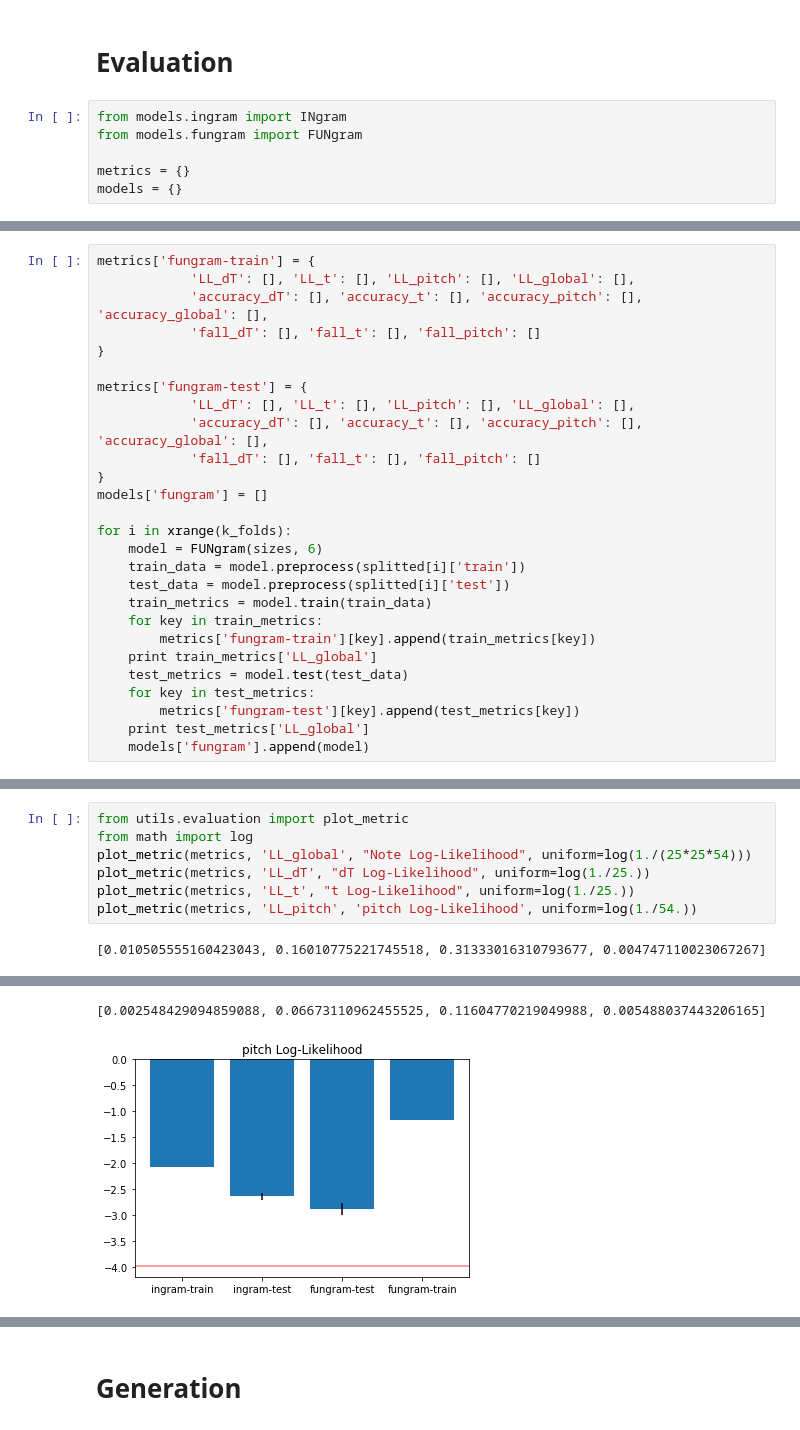
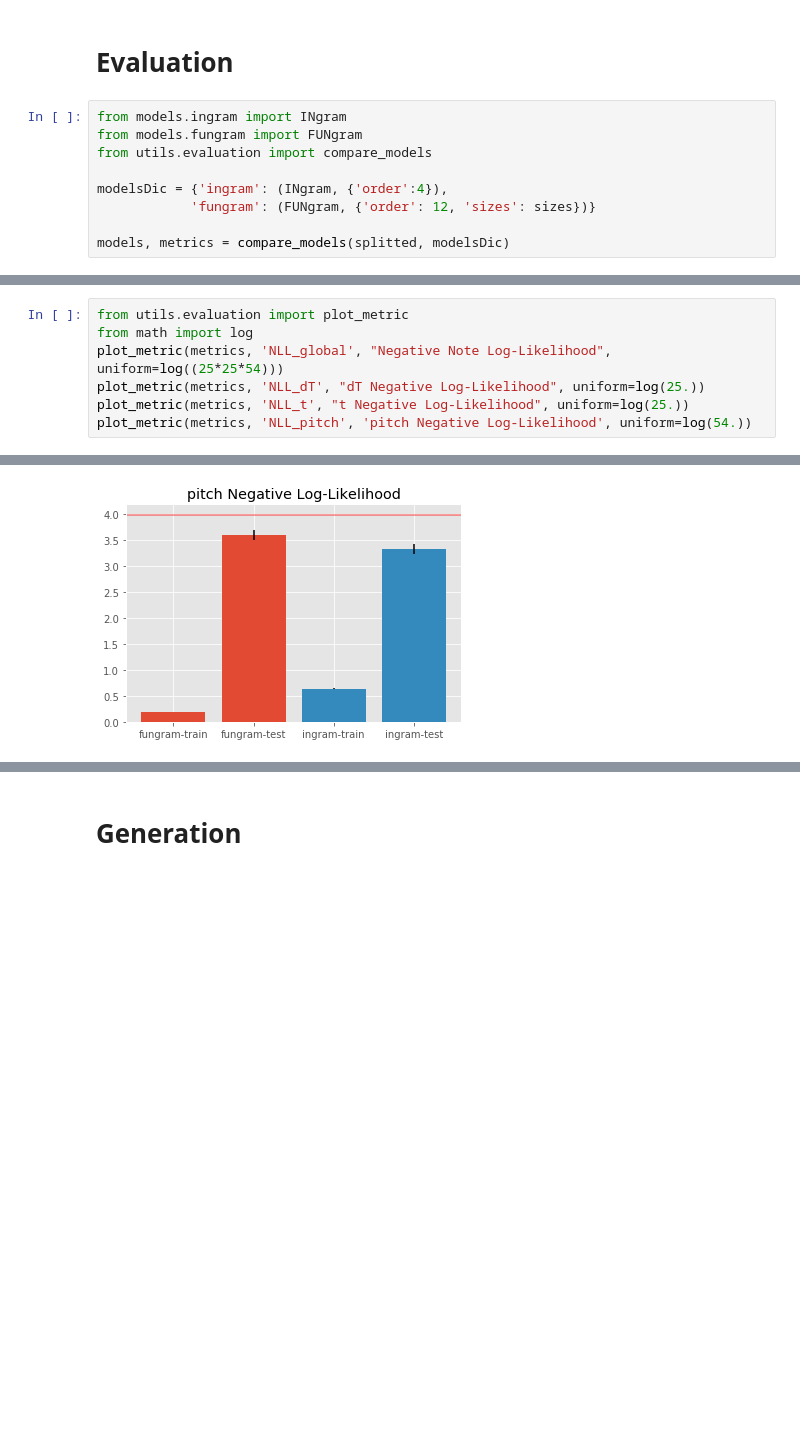
Before and after one commit to adrian-valente/evamus, a Jupyter notebook: src/Evaluation-pipeline.ipynb, the cells around one changed output, grey strips where cells are left out. Cells and saved outputs as stored; diff of their text form; blank space fills up the shorter version.

Commit message:
version 27/03: flow predict -> metrics

```diff
--- a/src/Evaluation-pipeline.ipynb
+++ b/src/Evaluation-pipeline.ipynb
@@ -44,6 +44,9 @@ print sorted(set([]).union(*(set(dataset['pitchseqs'][i]) for i in range(len(dat
 # %%
 from models.ingram import INgram
 from models.fungram import FUNgram
+from utils.evaluation import compare_models
 
-metrics = {}
-models = {}
+modelsDic = {'ingram': (INgram, {'order':4}),
+            'fungram': (FUNgram, {'order': 12, 'sizes': sizes})}
+
+models, metrics = compare_models(splitted, modelsDic)
@@ -96,27 +73,0 @@ for i in xrange(k_folds):
-# %%
-metrics['fungram-train'] = {
-            'LL_dT': [], 'LL_t': [], 'LL_pitch': [], 'LL_global': [],
-            'accuracy_dT': [], 'accuracy_t': [], 'accuracy_pitch': [], 'accuracy_global': [],
-            'fall_dT': [], 'fall_t': [], 'fall_pitch': []
-}
-
-metrics['fungram-test'] = {
-            'LL_dT': [], 'LL_t': [], 'LL_pitch': [], 'LL_global': [],
-            'accuracy_dT': [], 'accuracy_t': [], 'accuracy_pitch': [], 'accuracy_global': [],
-            'fall_dT': [], 'fall_t': [], 'fall_pitch': []
-}
-models['fungram'] = []
-
-for i in xrange(k_folds):
-    model = FUNgram(sizes, 6)
-    train_data = model.preprocess(splitted[i]['train'])
-    test_data = model.preprocess(splitted[i]['test'])
-    train_metrics = model.train(train_data)
-    for key in train_metrics:
-        metrics['fungram-train'][key].append(train_metrics[key])
-    print train_metrics['LL_global']
-    test_metrics = model.test(test_data)
-    for key in test_metrics:
-        metrics['fungram-test'][key].append(test_metrics[key])
-    print test_metrics['LL_global']
-    models['fungram'].append(model)
@@ -144,9 +74,8 @@ for i in xrange(k_folds):
 # %%
 from utils.evaluation import plot_metric
 from math import log
-plot_metric(metrics, 'LL_global', "Note Log-Likelihood", uniform=log(1./(25*25*54)))
-plot_metric(metrics, 'LL_dT', "dT Log-Likelihood", uniform=log(1./25.))
-plot_metric(metrics, 'LL_t', "t Log-Likelihood", uniform=log(1./25.))
-plot_metric(metrics, 'LL_pitch', 'pitch Log-Likelihood', uniform=log(1./54.))
+plot_metric(metrics, 'NLL_global', "Negative Note Log-Likelihood", uniform=log((25*25*54)))
+plot_metric(metrics, 'NLL_dT', "dT Negative Log-Likelihood", uniform=log(25.))
+plot_metric(metrics, 'NLL_t', "t Negative Log-Likelihood", uniform=log(25.))
+plot_metric(metrics, 'NLL_pitch', 'pitch Negative Log-Likelihood', uniform=log(54.))
 # %% [output]
-[0.010505555160423043, 0.16010775221745518, 0.31333016310793677, 0.004747110023067267]
@@ -158,5 +85,4 @@ plot_metric(metrics, 'LL_pitch', 'pitch Log-Likelihood', uniform=log(1./54.))
-[0.002548429094859088, 0.06673110962455525, 0.11604770219049988, 0.005488037443206165]
-[figure, old version]
+[figure, new version]
 # %%
 plot_metric(metrics, 'accuracy_global', "Note accuracy", uniform = 1./(25*25*54))
 plot_metric(metrics, 'accuracy_dT', "dT accuracy", uniform = 1./25)
```
Also changed, not shown: parts of 12 cells of this notebook, 6 other files.
